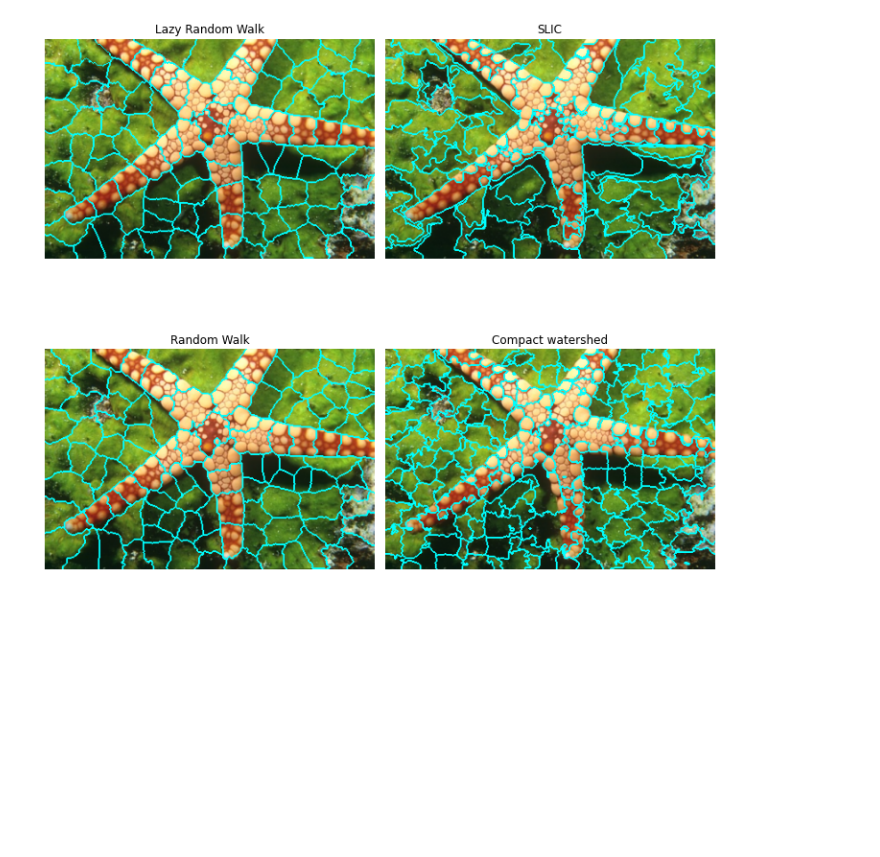
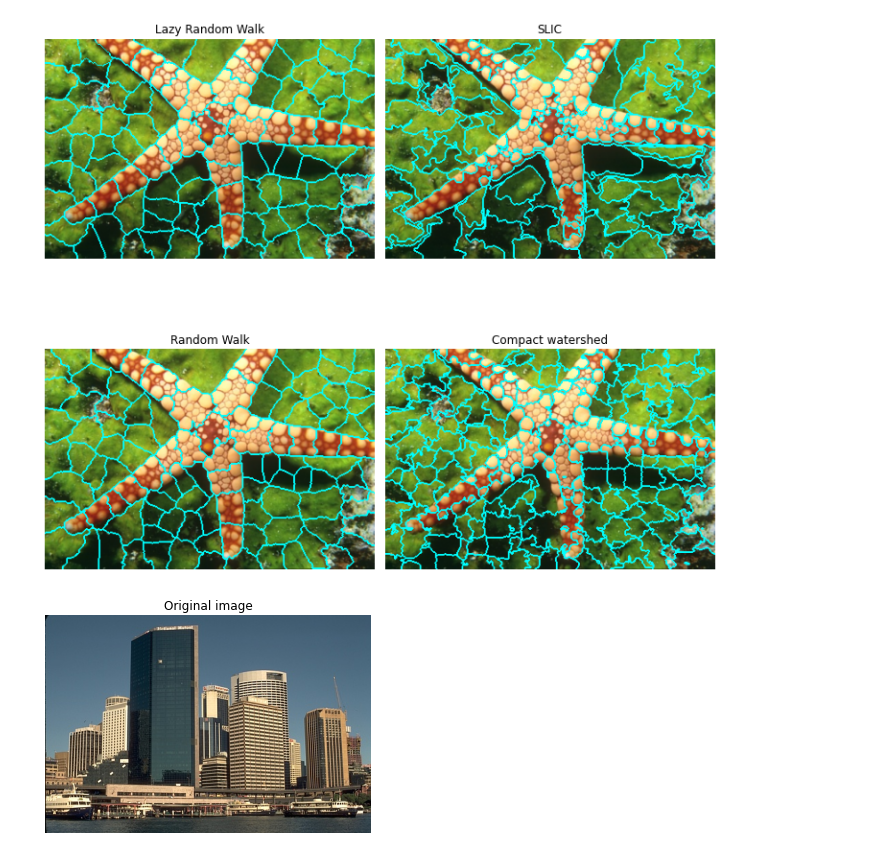
Before and after one commit to ishaanshah/lrw_superpixel, a Jupyter notebook: benchmark.ipynb, the cells around one changed output. Saved outputs shown, nothing was run; the diff lists cells and outputs as text; code cells hidden in the pictures; blank space fills up the shorter version.

```diff
--- a/benchmark.ipynb
+++ b/benchmark.ipynb
@@ -303,3 +303,11 @@ plt.tight_layout()
 plt.show()
 # %% [output]
 [figure]
+# %%
+dummy_img = cv2.cvtColor(cv2.imread("gt/images/test/69007.jpg"),cv2.COLOR_BGR2RGB)
+plt.imshow(dummy_img)
+plt.axis("off")
+plt.title("Original image")
+plt.show()
+# %% [output]
+[figure, added]
```
Also changed, not shown: parts of 2 cells of this notebook, 2 other files.
